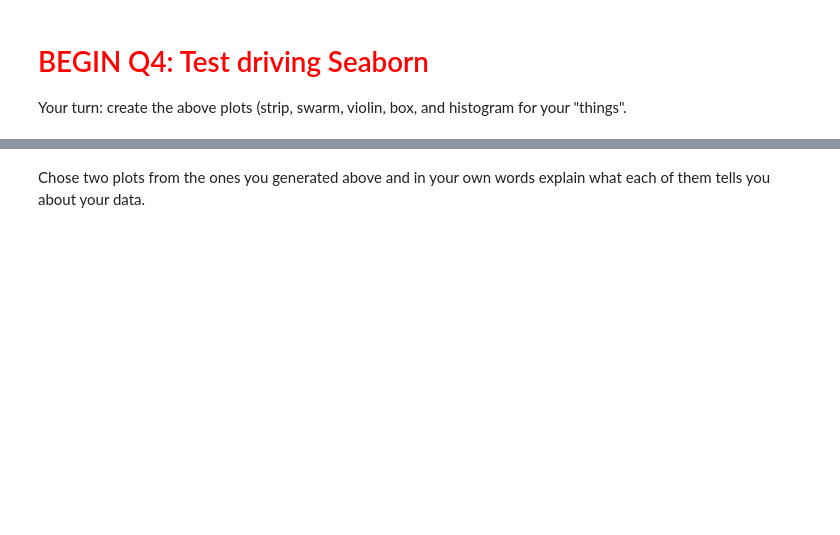
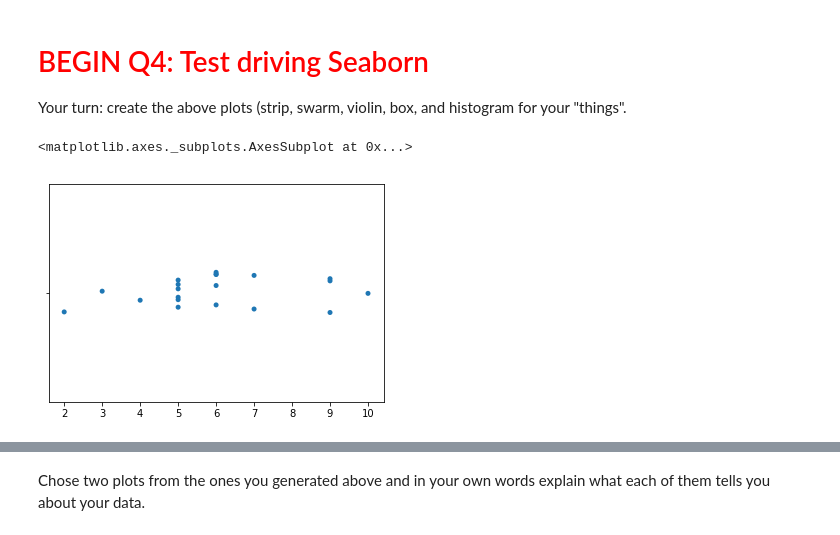
Before and after one commit to tengdann/si618, a Jupyter notebook: 618_04_data_analysis_I.ipynb, the cells around one changed output, grey strips where cells are left out. Drawn from its saved outputs; the diff is of its cells as text; code cells hidden in the pictures; blank space fills up the shorter version.

```diff
--- a/618_04_data_analysis_I.ipynb
+++ b/618_04_data_analysis_I.ipynb
@@ -325,9 +619,9 @@ Think of some object and some property of that object.  I used cows and their we
 
 First, pick the number that you want and assign it to numberOfObjects, then pick the mean value and assign it to meanOfProperty, and finally pick the variance and assign it to varianceOfProperty.  It doesn't matter what you pick, but if you're unsure pick 1/5 of the mean.
 # %%
-numberOfObjects = np.NaN    # change np.NaN to some number between 20 and 50000
-meanOfProperty = np.NaN     # change np.NaN to the mean value of the property you're interested in
-standardDeviationOfProperty = meanOfProperty/np.NaN  # change np.NaN to the variance of the property -- try meanOfProperty/5 if you have no idea
+numberOfObjects = 20  # change np.NaN to some number between 20 and 50000
+meanOfProperty = 6     # change np.NaN to the mean value of the property you're interested in
+standardDeviationOfProperty = meanOfProperty/3  # change np.NaN to the variance of the property -- try meanOfProperty/5 if you have no idea
 # %% [markdown]
 Now create some data by asking for a random sample from a normal distribution, scaled so that it matches the mean and variance you want:
 # %%
@@ -551,0 +912,5 @@ import matplotlib.pyplot as plt # in case we want to manipulate the underlying m
+# %%
+sns.stripplot(x = things)
+# %% [output]
+<matplotlib.axes._subplots.AxesSubplot at 0x...>
+[figure, added]
```
Also changed, not shown: parts of 93 cells of this notebook.
